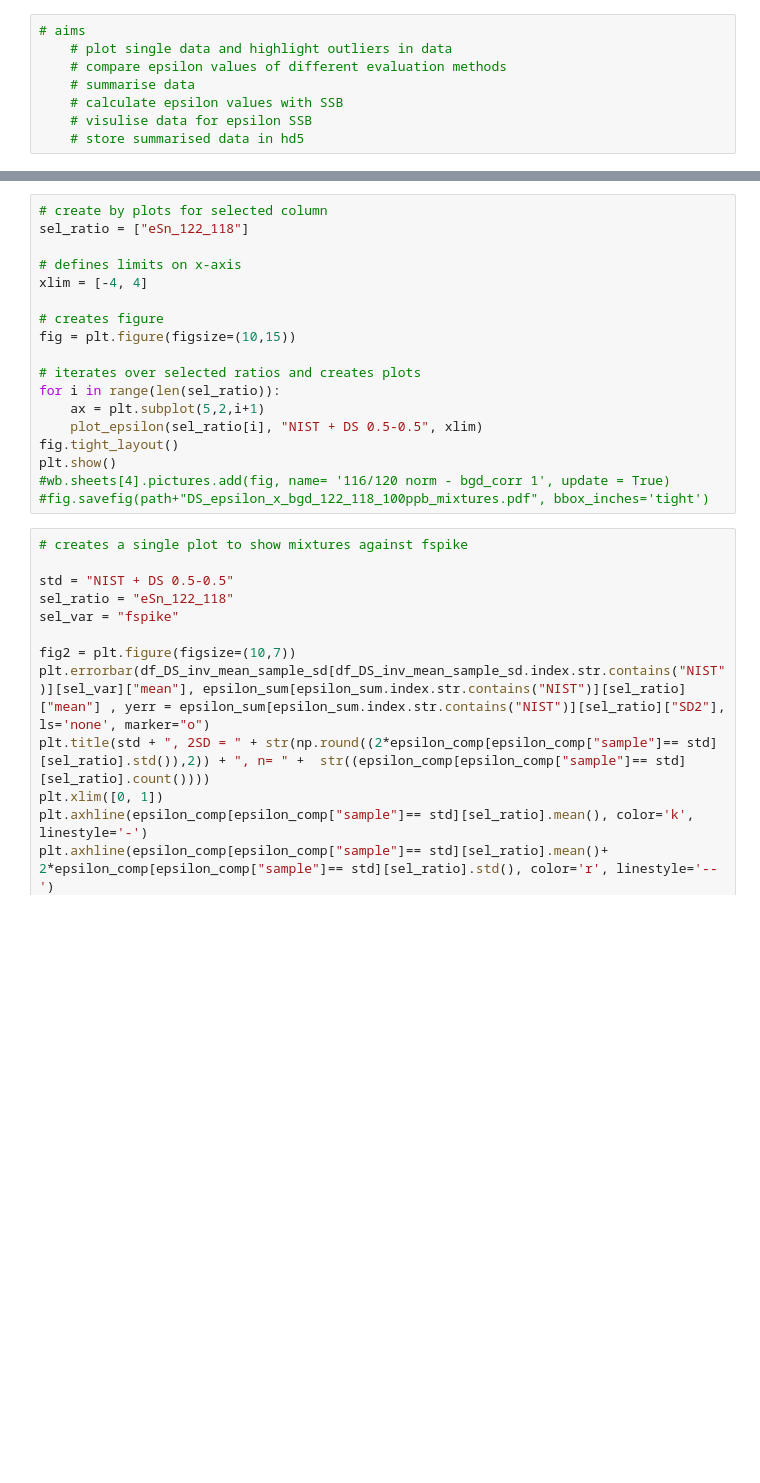
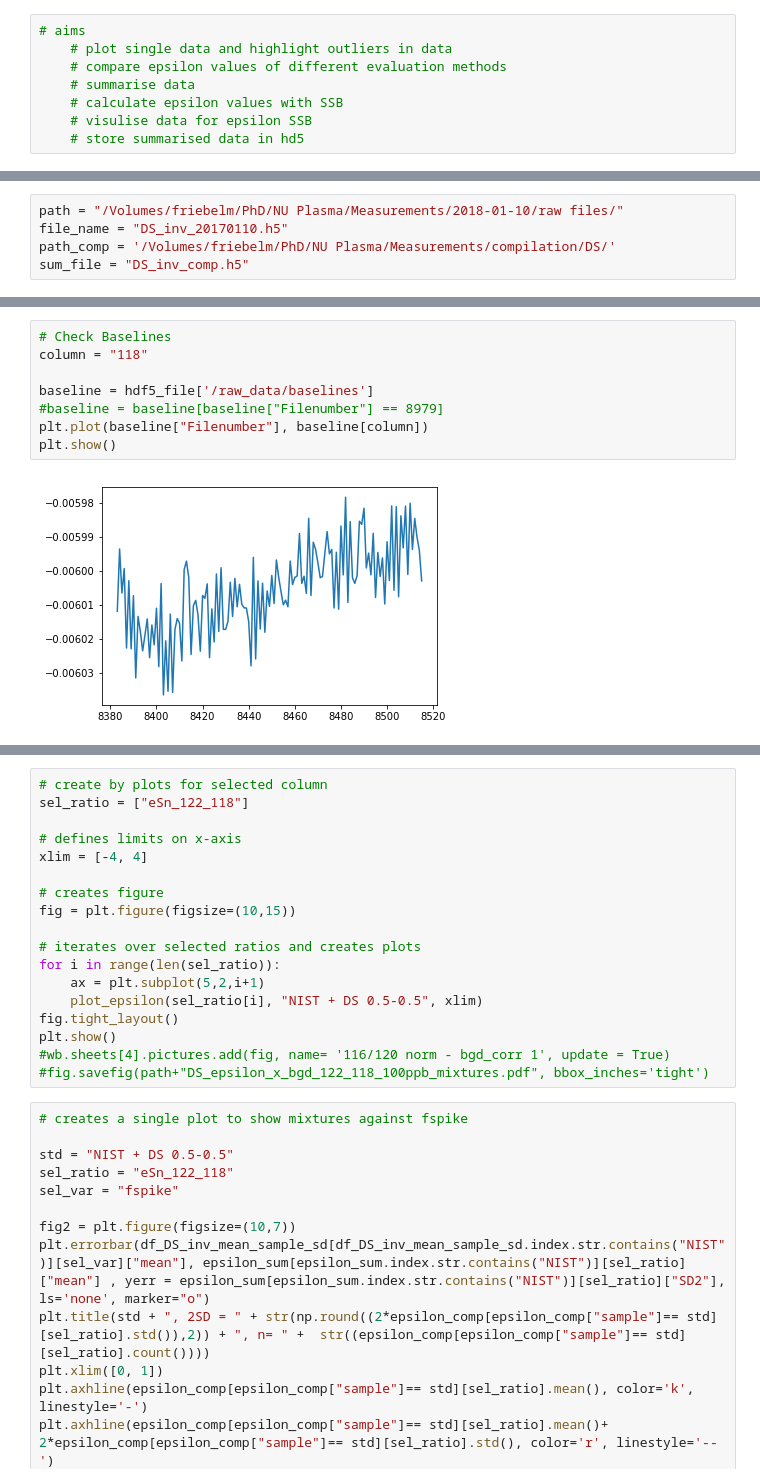
Before and after one commit to Marfster/Double_Spike_sim, a Jupyter notebook: DS_inv_data_query.ipynb, the cells around one changed output, grey strips where cells are left out. Drawn from its saved outputs; the diff is of its cells as text; blank space fills up the shorter version.

Commit message:
- ipython notebooks to create database in hdf5 format and query data

```diff
--- a/DS_inv_data_query.ipynb
+++ b/DS_inv_data_query.ipynb
@@ -17,2 +18,7 @@ file_name = "DS_inv_20171205.h5"
+# %%
+path = "/Volumes/friebelm/PhD/NU Plasma/Measurements/2018-01-10/raw files/"
+file_name = "DS_inv_20170110.h5"
+path_comp = '/Volumes/friebelm/PhD/NU Plasma/Measurements/compilation/DS/'
+sum_file = "DS_inv_comp.h5"
 # %%
 hdf5_file = pd.HDFStore(path+file_name)
@@ -310,0 +224,10 @@ std = "NIST + DS 0.5-0.5"
+# %%
+# Check Baselines
+column = "118"
+
+baseline = hdf5_file['/raw_data/baselines']
+#baseline = baseline[baseline["Filenumber"] == 8979]
+plt.plot(baseline["Filenumber"], baseline[column])
+plt.show()
+# %% [output]
+[figure, added]
```
Also changed, not shown: parts of 61 cells of this notebook, 2 other files.
